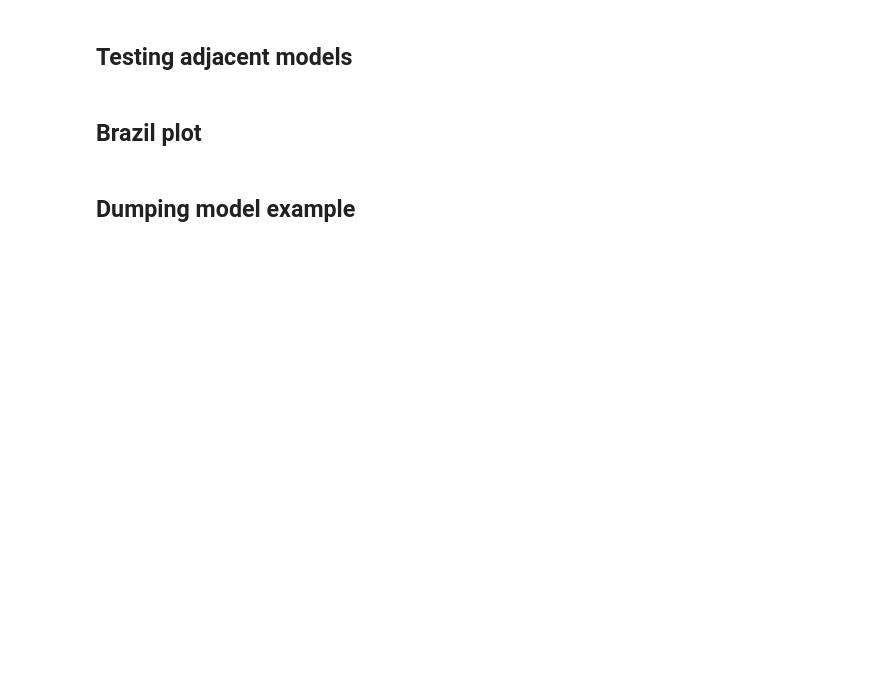
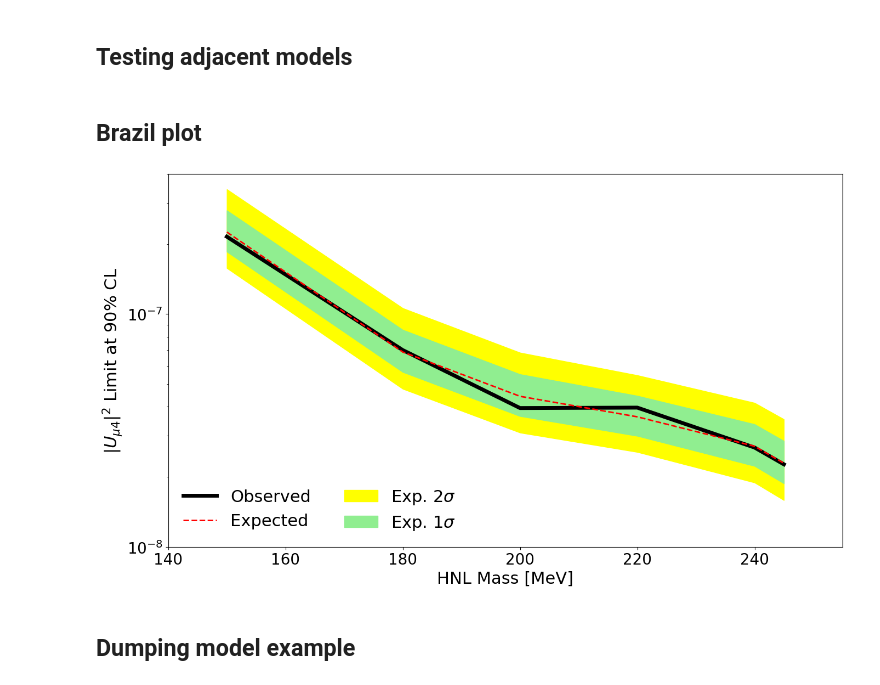
Before and after one commit to dmarsden01/uboone_HNL_analysis, a Jupyter notebook: 4_pyhf_limit.ipynb, the cells around one changed output. Drawn from its saved outputs; the diff is of its cells as text; code cells hidden in the pictures; blank space fills up the shorter version.

```diff
--- a/4_pyhf_limit.ipynb
+++ b/4_pyhf_limit.ipynb
@@ -396,7 +631,8 @@ if scaled==False:
 
 model_dict_both = create_model_dict_same(Total_dict)
 model_dict_split = create_model_dict_split(Total_dict_both)
-model_dict_run1 = create_model_dict_same(Total_dict_run1_scaled)
+
+# model_dict_run1 = create_model_dict_same(Total_dict_run1_scaled)
 # model_dict_run3 = create_model_dict(Total_dict_run3)
 print("Created models")
 # %% [output]
@@ -1473,7 +1574,7 @@ print("Next value is " + str(poi_values[2]) + "\n")
 for HNL_mass in HNL_masses:
 
     # poi_values = np.linspace(0.001, 4, 100) pyhf.infer.intervals.upper_limits.upper_limit
-    obs_limit_dict[HNL_mass], exp_limits_dict[HNL_mass], (scan, results) = pyhf.infer.intervals.upperlimit(
+    obs_limit_dict[HNL_mass], exp_limits_dict[HNL_mass], (scan, results) = pyhf.infer.intervals.upper_limits.upper_limit(
         DATA_OBS_dict[HNL_mass], model_dict[HNL_mass], poi_values, level=0.1, return_results=True
     )
 
@@ -1699,7 +1795,7 @@ if Params_pyhf["Load_lepton_hists"] == True:decay_type = "ee"
 elif Params_pyhf["Load_pi0_hists"]==True: decay_type = "pi0"
 else: decay_type = "single_file"
 
-filename=f"_{decay_type}_2_May.csv"
+filename=f"_{decay_type}_19_June.csv"
 for i, lim in enumerate(to_save_lists):
 
     r = zip(masses, lim)
@@ -1880,7 +1978,7 @@ if Params_pyhf["Load_lepton_hists"]==True:
 
     plt.tight_layout()
 
-    savename = "ee_observed"
+    savename = f"{decay_type}_observed"
 
     if savefig == True:
         plt.savefig('plots/Limits/'+savename+'.pdf',bbox_inches='tight', pad_inches=0.3)
@@ -1891,35 +1989,37 @@ if Params_pyhf["Load_lepton_hists"]==True:
 #Plotting pi0 limit
 if Params_pyhf["Load_pi0_hists"]==True:
     plt.figure(figsize=(14,8),facecolor='white',dpi=100)
 
     savefig = True
 
     plt.plot(HNL_masses,np.array(obs_limit),lw=5,ls='-',color='black',label='Observed')
     plt.plot(HNL_masses,np.array(exp_limit),lw=2,ls='--',color='red',label='Expected')
     plt.fill_between(HNL_masses,np.array(exp_2sig_down),np.array(exp_2sig_up),color='yellow',label=r'Exp. 2$\sigma$')
     plt.fill_between(HNL_masses,np.array(exp_1sig_down),np.array(exp_1sig_up),color='lightgreen',label=r'Exp. 1$\sigma$')
 
     plt.ylabel(r'$|U_{\mu 4}|^2$ Limit at 90% CL',fontsize=22)
     plt.xlabel('HNL Mass [MeV]',fontsize=22)
 
-    plt.ylim(1e-8,3e-7)
+    plt.ylim(1e-8,4e-7)
     plt.legend(loc="lower left",ncol=2,frameon=False,fontsize=22)
     # plt.text(0.99,0.95,r'MicroBooNE NuMI POT:$7.01\times 10^{20}$',fontsize=20,color='black',alpha=1,verticalalignment='top',horizontalalignment='right',transform=plt.gca().transAxes)
     plt.tick_params(axis='x', labelsize=20)
     plt.tick_params(axis='y', labelsize=20)
     plt.xlim(140,255)
     # plt.xlim(0,250)
     plt.yscale('log')
 
     plt.tight_layout()
 
-    savename = "pi0_observed"
+    savename = f"{decay_type}_observed"
 
     if savefig == True:
         plt.savefig('plots/Limits/'+savename+'.pdf',bbox_inches='tight', pad_inches=0.3)
         plt.savefig('plots/Limits/'+savename+'.png',bbox_inches='tight', pad_inches=0.3)
 
     plt.grid(False)
+# %% [output]
+[figure, added]
 # %%
 #Plotting BOTH on one plot
 plt.figure(figsize=(14,8),facecolor='white',dpi=100)
```
Also changed, not shown: parts of 29 cells of this notebook, 8 other files.
